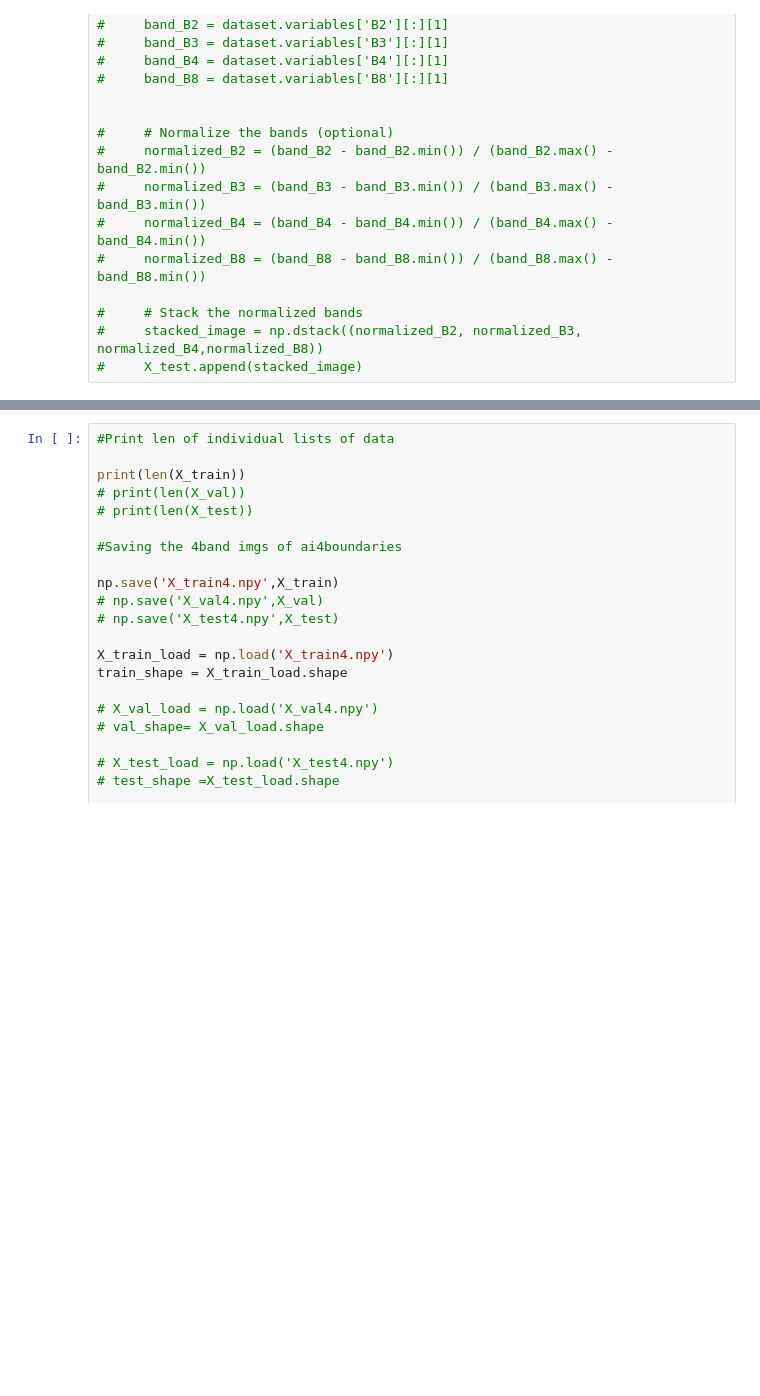
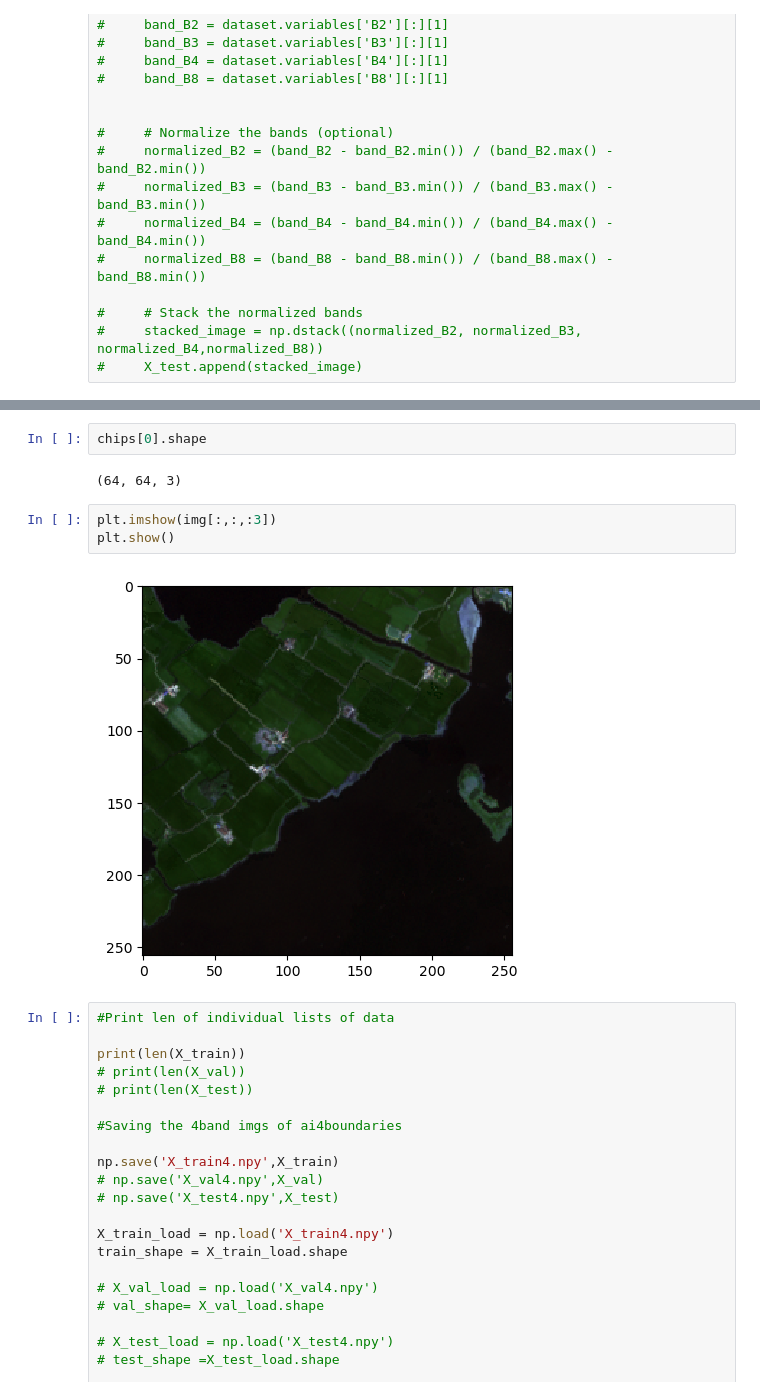
Before and after one commit to GlobetrotterCoder/Field_Boundary_Detection, a Jupyter notebook: 2.ipynb, the cells around one changed output, grey strips where cells are left out. Drawn from its saved outputs; the diff is of its cells as text; blank space fills up the shorter version.

```diff
--- a/2.ipynb
+++ b/2.ipynb
@@ -226,3 +331,12 @@ for img_path in train_img_path:
+# %%
+chips[0].shape
+# %% [output]
+(64, 64, 3)
+# %%
+plt.imshow(img[:,:,:3])
+plt.show()
+# %% [output]
+[figure, added]
 # %%
 #Print len of individual lists of data
 
```
Also changed, not shown: parts of 6 cells of this notebook.
